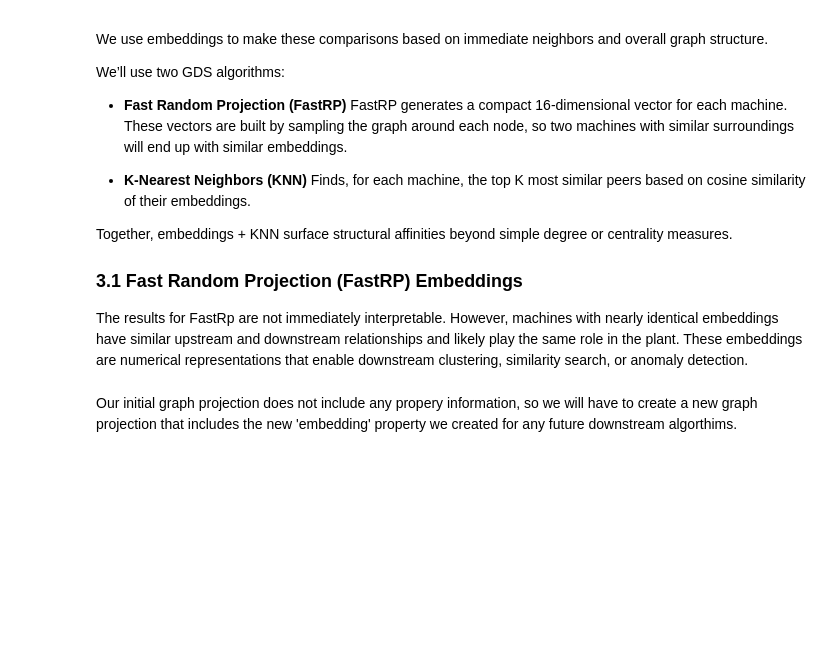
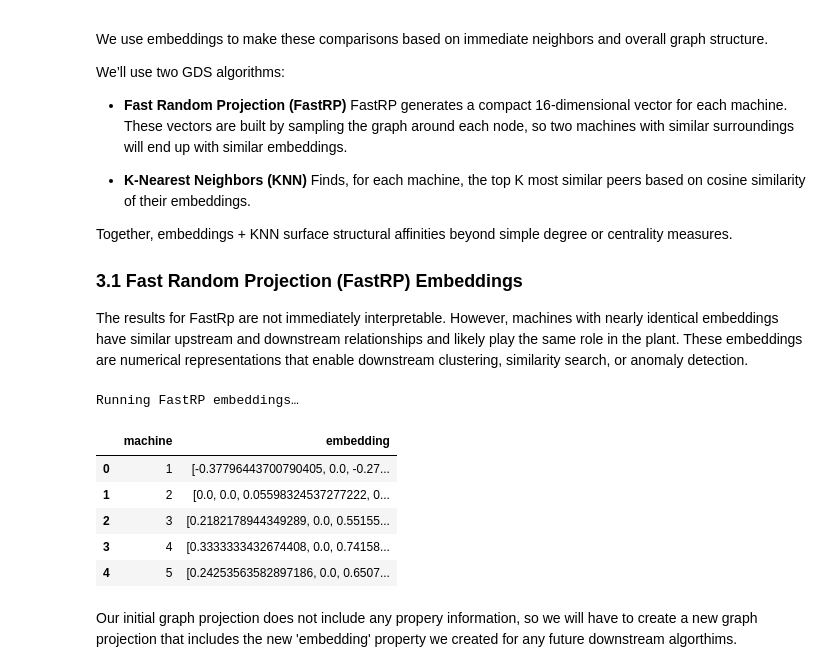
Before and after one commit to neo4j-product-examples/aura-graph-analytics, a Jupyter notebook: manufacturing/Manufacturing_Aura_Demo.ipynb, the cells around one changed output. Saved outputs shown, nothing was run; the diff lists cells and outputs as text; code cells hidden in the pictures; blank space fills up the shorter version.

```diff
--- a/manufacturing/Manufacturing_Aura_Demo.ipynb
+++ b/manufacturing/Manufacturing_Aura_Demo.ipynb
@@ -246,23 +257,31 @@ The results for FastRp are not immediately interpretable. However, machines with
 # %%
 # Run FastRP and write embeddings to each Machine node property 'embedding'
 print("Running FastRP embeddings…")
 res = gds.fastRP.write(
     full_graph,
     writeProperty='embedding',
     embeddingDimension=16,
     randomSeed=42
 )
 
 
-emb_df = query_to_df(
-    """
+
+query="""
     MATCH (m:Machine)
-    RETURN m.node_id AS machine, m.embedding AS embedding
+    RETURN m.id AS machine, m.embedding AS embedding
     ORDER BY machine
     LIMIT 5
     """
-)
-emb_df
+
+gds.run_cypher(query)
+# %% [output]
+Running FastRP embeddings…
+|  | machine | embedding |
+| 0 | 1 | [-0.37796443700790405, 0.0, -0.27... |
+| 1 | 2 | [0.0, 0.0, 0.05598324537277222, 0... |
+| 2 | 3 | [0.2182178944349289, 0.0, 0.55155... |
+| 3 | 4 | [0.3333333432674408, 0.0, 0.74158... |
+| 4 | 5 | [0.24253563582897186, 0.0, 0.6507... |
 # %% [markdown]
 Our initial graph projection does not include any propery information, so we will have to create a new graph projection that includes the new 'embedding' property we created for any future downstream algorthims.
 # %%
```
Also changed, not shown: parts of 14 cells of this notebook, 1 other file.
